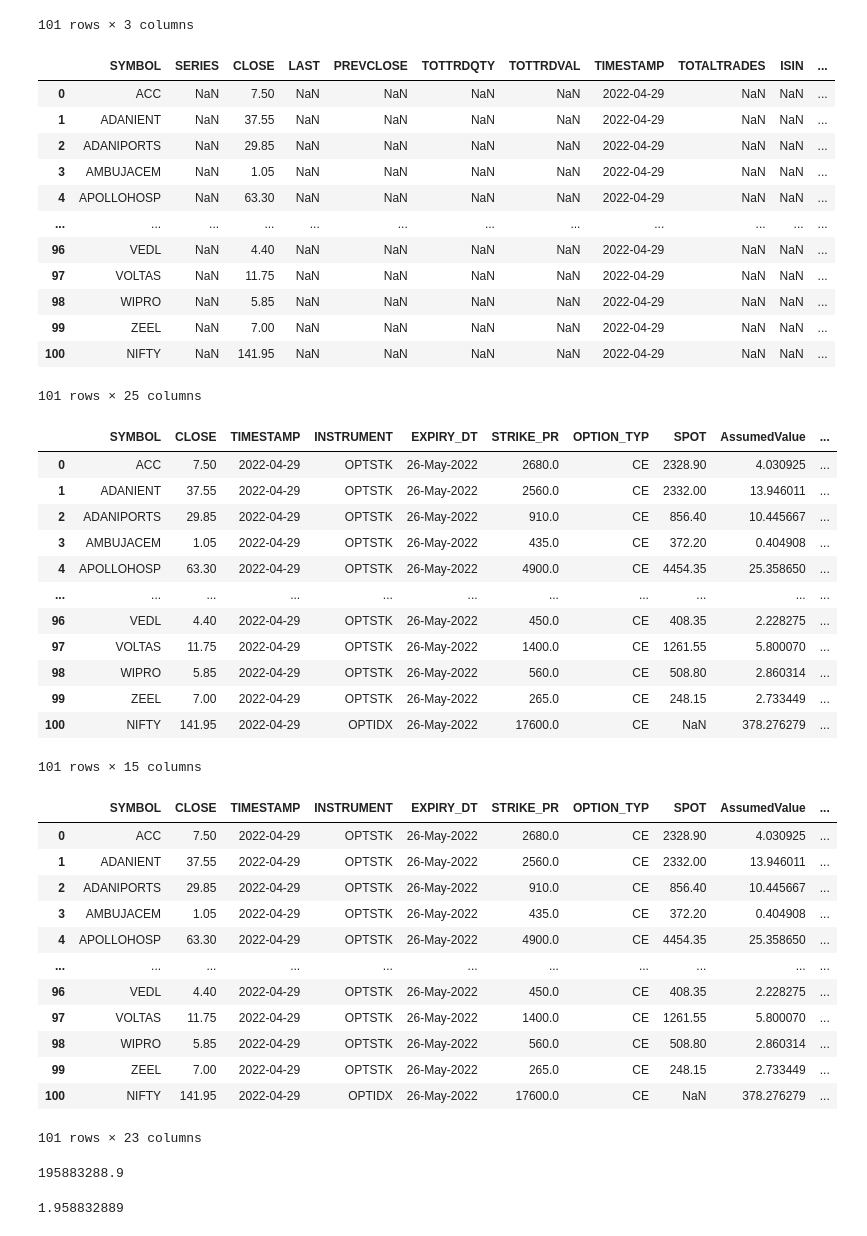
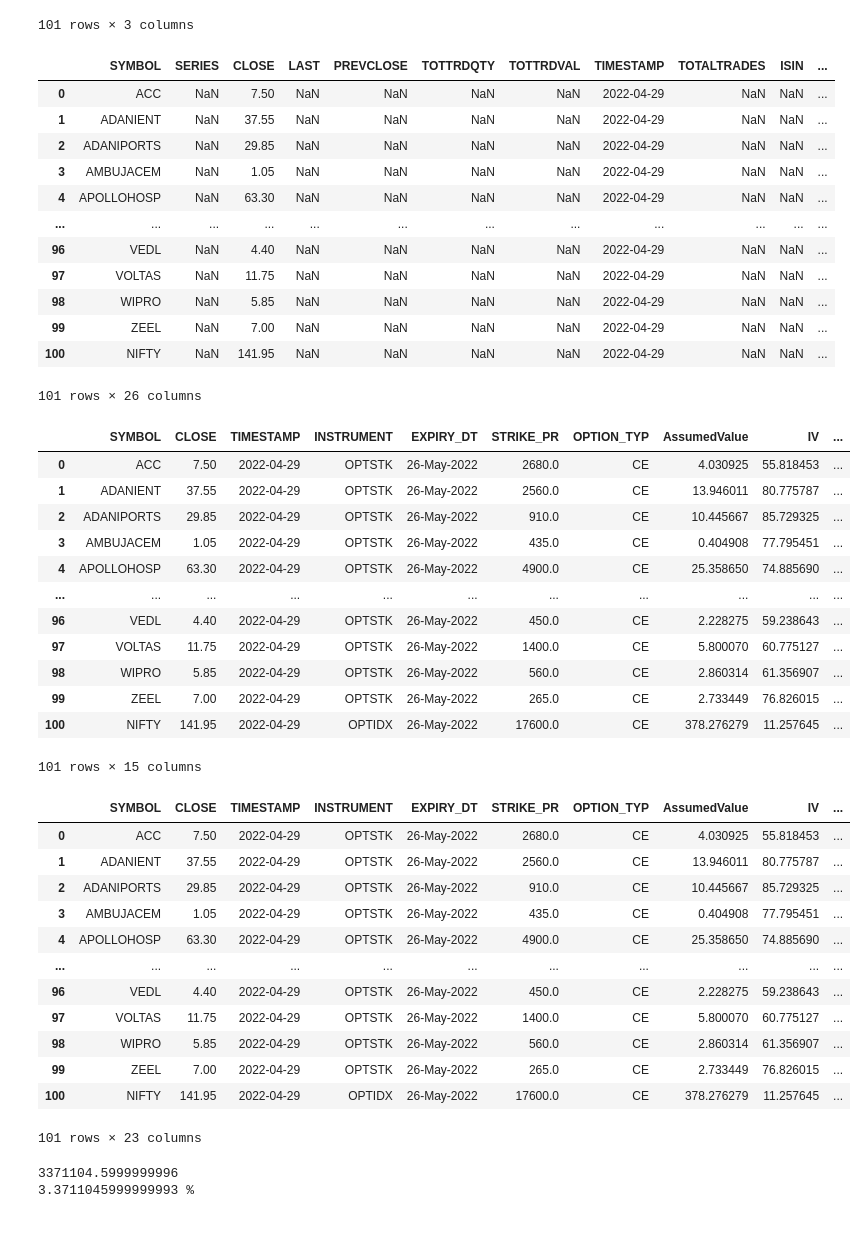
Before and after one commit to Vishu1910/SwanCapital, a Jupyter notebook: Correlation_Dispersion/C_D_Backtest1Month_Final.ipynb, the cells around one changed output. Drawn from its saved outputs; the diff is of its cells as text; code cells hidden in the pictures.

```diff
--- a/Correlation_Dispersion/C_D_Backtest1Month_Final.ipynb
+++ b/Correlation_Dispersion/C_D_Backtest1Month_Final.ipynb
@@ -358,6 +358,7 @@ equity = equity.reset_index()
 for i in range(len(stock)):
     for j in range(len(equity)):
         if(stock.loc[i,'SYMBOL']==equity.loc[j,'SYMBOL']):
+            stock.loc[i,'EQUITYCLOSE']=equity.loc[j,'CLOSE']
             if(stock.loc[i,'STRIKE_PR']>equity.loc[j,'CLOSE']):
                 stock.loc[i,'EXITPRICE']=0
             else:
@@ -451,26 +452,27 @@ display(stock)
 | 98 | WIPRO | NaN | 5.85 | NaN | NaN | NaN | NaN | 2022-04-29 | NaN | NaN | ... |
 | 99 | ZEEL | NaN | 7.00 | NaN | NaN | NaN | NaN | 2022-04-29 | NaN | NaN | ... |
 | 100 | NIFTY | NaN | 141.95 | NaN | NaN | NaN | NaN | 2022-04-29 | NaN | NaN | ... |
-101 rows × 25 columns
+101 rows × 26 columns
 # %%
-stock = stock.drop(['SERIES','LAST','PREVCLOSE','TOTTRDQTY','TOTTRDVAL','TOTALTRADES','ISIN','Unnamed: 13','MATCH','Match'],axis=1)
+stock = stock.drop(['SERIES','LAST','PREVCLOSE','TOTTRDQTY','SPOT','TOTTRDVAL','TOTALTRADES','ISIN','Unnamed: 13','MATCH','Match'],axis=1)
 # %%
 tradesheet = pd.DataFrame()
 tradesheet = stock
+tradesheet.loc[100,'EQUITYCLOSE']=16170.15
 display(tradesheet)
 # %% [output]
-|  | SYMBOL | CLOSE | TIMESTAMP | INSTRUMENT | EXPIRY_DT | STRIKE_PR | OPTION_TYP | SPOT | AssumedValue | ... |
-| 0 | ACC | 7.50 | 2022-04-29 | OPTSTK | 26-May-2022 | 2680.0 | CE | 2328.90 | 4.030925 | ... |
-| 1 | ADANIENT | 37.55 | 2022-04-29 | OPTSTK | 26-May-2022 | 2560.0 | CE | 2332.00 | 13.946011 | ... |
-| 2 | ADANIPORTS | 29.85 | 2022-04-29 | OPTSTK | 26-May-2022 | 910.0 | CE | 856.40 | 10.445667 | ... |
-| 3 | AMBUJACEM | 1.05 | 2022-04-29 | OPTSTK | 26-May-2022 | 435.0 | CE | 372.20 | 0.404908 | ... |
-| 4 | APOLLOHOSP | 63.30 | 2022-04-29 | OPTSTK | 26-May-2022 | 4900.0 | CE | 4454.35 | 25.358650 | ... |
+|  | SYMBOL | CLOSE | TIMESTAMP | INSTRUMENT | EXPIRY_DT | STRIKE_PR | OPTION_TYP | AssumedValue | IV | ... |
+| 0 | ACC | 7.50 | 2022-04-29 | OPTSTK | 26-May-2022 | 2680.0 | CE | 4.030925 | 55.818453 | ... |
+| 1 | ADANIENT | 37.55 | 2022-04-29 | OPTSTK | 26-May-2022 | 2560.0 | CE | 13.946011 | 80.775787 | ... |
+| 2 | ADANIPORTS | 29.85 | 2022-04-29 | OPTSTK | 26-May-2022 | 910.0 | CE | 10.445667 | 85.729325 | ... |
+| 3 | AMBUJACEM | 1.05 | 2022-04-29 | OPTSTK | 26-May-2022 | 435.0 | CE | 0.404908 | 77.795451 | ... |
+| 4 | APOLLOHOSP | 63.30 | 2022-04-29 | OPTSTK | 26-May-2022 | 4900.0 | CE | 25.358650 | 74.885690 | ... |
 | ... | ... | ... | ... | ... | ... | ... | ... | ... | ... | ... |
-| 96 | VEDL | 4.40 | 2022-04-29 | OPTSTK | 26-May-2022 | 450.0 | CE | 408.35 | 2.228275 | ... |
-| 97 | VOLTAS | 11.75 | 2022-04-29 | OPTSTK | 26-May-2022 | 1400.0 | CE | 1261.55 | 5.800070 | ... |
-| 98 | WIPRO | 5.85 | 2022-04-29 | OPTSTK | 26-May-2022 | 560.0 | CE | 508.80 | 2.860314 | ... |
-| 99 | ZEEL | 7.00 | 2022-04-29 | OPTSTK | 26-May-2022 | 265.0 | CE | 248.15 | 2.733449 | ... |
-| 100 | NIFTY | 141.95 | 2022-04-29 | OPTIDX | 26-May-2022 | 17600.0 | CE | NaN | 378.276279 | ... |
+| 96 | VEDL | 4.40 | 2022-04-29 | OPTSTK | 26-May-2022 | 450.0 | CE | 2.228275 | 59.238643 | ... |
+| 97 | VOLTAS | 11.75 | 2022-04-29 | OPTSTK | 26-May-2022 | 1400.0 | CE | 5.800070 | 60.775127 | ... |
+| 98 | WIPRO | 5.85 | 2022-04-29 | OPTSTK | 26-May-2022 | 560.0 | CE | 2.860314 | 61.356907 | ... |
+| 99 | ZEEL | 7.00 | 2022-04-29 | OPTSTK | 26-May-2022 | 265.0 | CE | 2.733449 | 76.826015 | ... |
+| 100 | NIFTY | 141.95 | 2022-04-29 | OPTIDX | 26-May-2022 | 17600.0 | CE | 378.276279 | 11.257645 | ... |
 101 rows × 15 columns
 # %%
 #display(stock)
@@ -486,7 +488,7 @@ for i in range(len(tradesheet)):
         tradesheet.loc[i,'Signal']='Long'
 # %%
 for i in range(len(tradesheet)):
-    tradesheet.loc[i,'MarginPrice']=0.20*float(tradesheet.loc[i,'CLOSE'])*int(tradesheet.loc[i,'Lot'])*int(tradesheet.loc[i,'NumberOfLots'])
+    tradesheet.loc[i,'MarginPrice']=0.20*float(tradesheet.loc[i,'EQUITYCLOSE'])*int(tradesheet.loc[i,'Lot'])*int(tradesheet.loc[i,'NumberOfLots'])
     tradesheet.loc[i,'EntryPrice']=float(tradesheet.loc[i,'CLOSE'])*int(tradesheet.loc[i,'Lot'])*int(tradesheet.loc[i,'NumberOfLots'])
     tradesheet.loc[i,'ExitPriceee']=float(tradesheet.loc[i,'EXITPRICE'])*int(tradesheet.loc[i,'Lot'])*int(tradesheet.loc[i,'NumberOfLots'])
 
@@ -496,24 +498,24 @@ for i in range(len(tradesheet)):
         tradesheet.loc[i,'Profit/Loss']=tradesheet.loc[i,'ExitPriceee']-tradesheet.loc[i,'EntryPrice']
 display(tradesheet)
 # %% [output]
-|  | SYMBOL | CLOSE | TIMESTAMP | INSTRUMENT | EXPIRY_DT | STRIKE_PR | OPTION_TYP | SPOT | AssumedValue | ... |
-| 0 | ACC | 7.50 | 2022-04-29 | OPTSTK | 26-May-2022 | 2680.0 | CE | 2328.90 | 4.030925 | ... |
-| 1 | ADANIENT | 37.55 | 2022-04-29 | OPTSTK | 26-May-2022 | 2560.0 | CE | 2332.00 | 13.946011 | ... |
-| 2 | ADANIPORTS | 29.85 | 2022-04-29 | OPTSTK | 26-May-2022 | 910.0 | CE | 856.40 | 10.445667 | ... |
-| 3 | AMBUJACEM | 1.05 | 2022-04-29 | OPTSTK | 26-May-2022 | 435.0 | CE | 372.20 | 0.404908 | ... |
-| 4 | APOLLOHOSP | 63.30 | 2022-04-29 | OPTSTK | 26-May-2022 | 4900.0 | CE | 4454.35 | 25.358650 | ... |
+|  | SYMBOL | CLOSE | TIMESTAMP | INSTRUMENT | EXPIRY_DT | STRIKE_PR | OPTION_TYP | AssumedValue | IV | ... |
+| 0 | ACC | 7.50 | 2022-04-29 | OPTSTK | 26-May-2022 | 2680.0 | CE | 4.030925 | 55.818453 | ... |
+| 1 | ADANIENT | 37.55 | 2022-04-29 | OPTSTK | 26-May-2022 | 2560.0 | CE | 13.946011 | 80.775787 | ... |
+| 2 | ADANIPORTS | 29.85 | 2022-04-29 | OPTSTK | 26-May-2022 | 910.0 | CE | 10.445667 | 85.729325 | ... |
+| 3 | AMBUJACEM | 1.05 | 2022-04-29 | OPTSTK | 26-May-2022 | 435.0 | CE | 0.404908 | 77.795451 | ... |
+| 4 | APOLLOHOSP | 63.30 | 2022-04-29 | OPTSTK | 26-May-2022 | 4900.0 | CE | 25.358650 | 74.885690 | ... |
 | ... | ... | ... | ... | ... | ... | ... | ... | ... | ... | ... |
-| 96 | VEDL | 4.40 | 2022-04-29 | OPTSTK | 26-May-2022 | 450.0 | CE | 408.35 | 2.228275 | ... |
-| 97 | VOLTAS | 11.75 | 2022-04-29 | OPTSTK | 26-May-2022 | 1400.0 | CE | 1261.55 | 5.800070 | ... |
-| 98 | WIPRO | 5.85 | 2022-04-29 | OPTSTK | 26-May-2022 | 560.0 | CE | 508.80 | 2.860314 | ... |
-| 99 | ZEEL | 7.00 | 2022-04-29 | OPTSTK | 26-May-2022 | 265.0 | CE | 248.15 | 2.733449 | ... |
-| 100 | NIFTY | 141.95 | 2022-04-29 | OPTIDX | 26-May-2022 | 17600.0 | CE | NaN | 378.276279 | ... |
+| 96 | VEDL | 4.40 | 2022-04-29 | OPTSTK | 26-May-2022 | 450.0 | CE | 2.228275 | 59.238643 | ... |
+| 97 | VOLTAS | 11.75 | 2022-04-29 | OPTSTK | 26-May-2022 | 1400.0 | CE | 5.800070 | 60.775127 | ... |
+| 98 | WIPRO | 5.85 | 2022-04-29 | OPTSTK | 26-May-2022 | 560.0 | CE | 2.860314 | 61.356907 | ... |
+| 99 | ZEEL | 7.00 | 2022-04-29 | OPTSTK | 26-May-2022 | 265.0 | CE | 2.733449 | 76.826015 | ... |
+| 100 | NIFTY | 141.95 | 2022-04-29 | OPTIDX | 26-May-2022 | 17600.0 | CE | 378.276279 | 11.257645 | ... |
 101 rows × 23 columns
 # %%
-display(tradesheet['Profit/Loss'].sum())
-display(tradesheet['Profit/Loss'].sum()/100000000)
+print(tradesheet['Profit/Loss'].sum())
+print(tradesheet['Profit/Loss'].sum()/100000000*100,"%")
 # %% [output]
-195883288.9
+3371104.5999999996
+3.3711045999999993 %
-1.958832889
 # %%
 tradesheet.to_csv(r'C:\Users\admin\Desktop\Tradesheet.csv')
```
Also changed, not shown: parts of 4 cells of this notebook.
